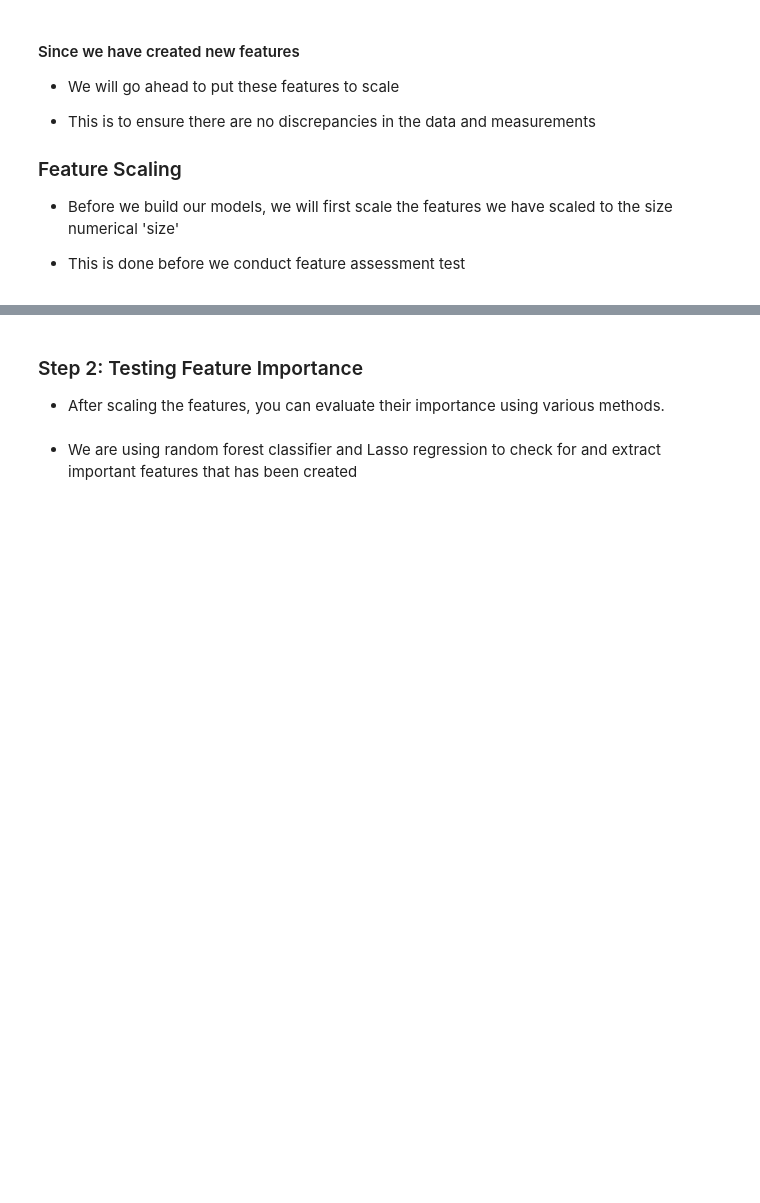
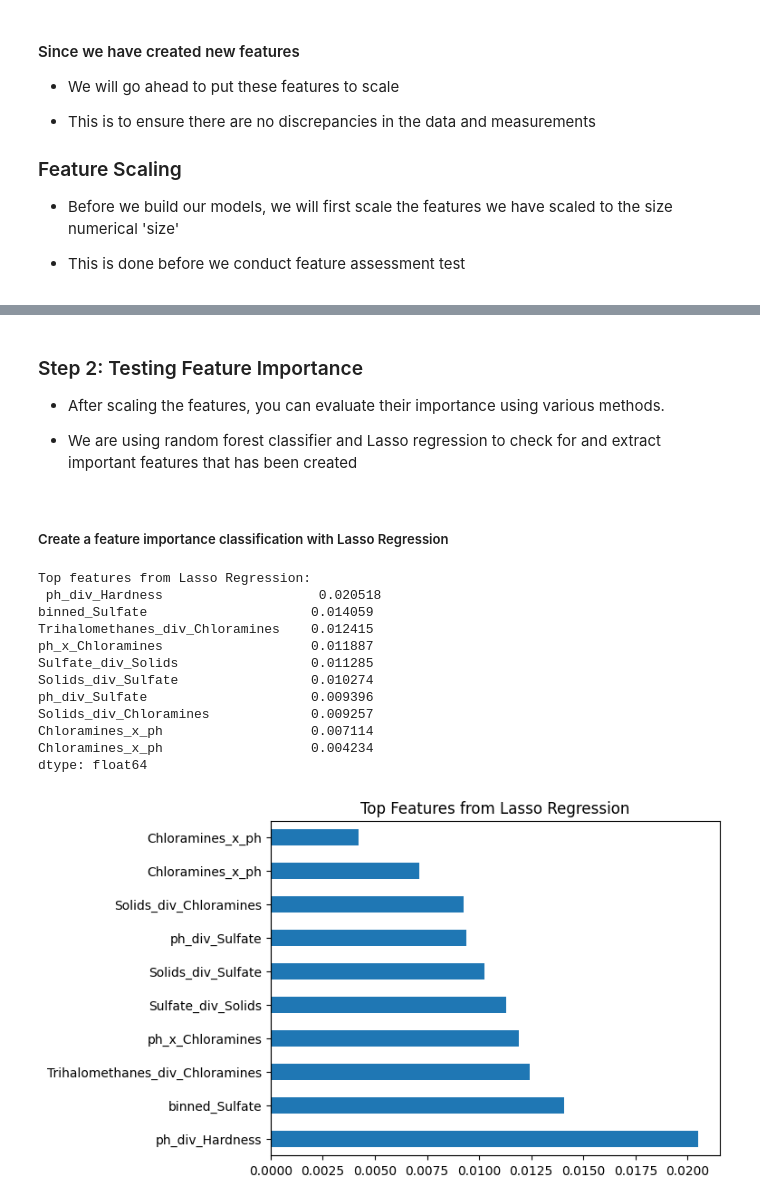
Before and after one commit to GeoSomtochukwu/WaterPotability, a Jupyter notebook: WP.ipynb, the cells around one changed output, grey strips where cells are left out. Cells and saved outputs as stored; diff of their text form; code cells hidden in the pictures; blank space fills up the shorter version.

Commit message:
major code change: featureScaling, featureImportance, featureImportanceSelection

```diff
--- a/WP.ipynb
+++ b/WP.ipynb
@@ -207,6 +192,3 @@ print(WaterData.columns.duplicated().sum())  # Should return 0
-# %%
-#Correct for duplicates
-WaterData = WaterData.loc[:, ~WaterData.columns.duplicated()]
 # %%
 
 # Convert the dictionary to a DataFrame# Only include non-target columns for interaction terms
@@ -460,11 +438,0 @@ X_test_scaled = scaler.transform(X_test)  # Transform the test data
-# %%
-# Initialize and fit the Lasso regression model
-lasso = Lasso(alpha=0.1)  # Adjust alpha as needed
-lasso.fit(X_train_scaled, y_train)
-
-# Get the coefficients
-lasso_coefficients = lasso.coef_
-
-# Get the feature names and corresponding coefficients
-lasso_coefficients = pd.Series(lasso.coef_, index=X.columns)
-print(lasso_coefficients)
@@ -608,16 +438,0 @@ Select a feature group from ['interaction', 'ratio', 'polynomial', 'log', 'binni
-# %%
-#import StandardScaler for feature scaling computations
-
-from sklearn.preprocessing import StandardScaler
-
-# Prepare the data
-X = WaterData.drop(columns=['Potability'])  # Drop the target variable
-y = WaterData['Potability']
-
-# Split the data into training and test sets
-X_train, X_test, y_train, y_test = train_test_split(X, y, test_size=0.2, random_state=42)
-
-# Create and fit the StandardScaler
-scaler = StandardScaler()
-X_train_scaled = scaler.fit_transform(X_train)  # Fit to training data only
-X_test_scaled = scaler.transform(X_test)  # Transform the test data
@@ -639,5 +454,35 @@ scaled_features = scaler.fit_transform(WaterData[columns])
 ### Step 2: Testing Feature Importance
 
 * After scaling the features, you can evaluate their importance using various methods.
+
+* We are using random forest classifier and Lasso regression to check for and extract important features that has been created
-# %% [markdown]
-* We are using random forest classifier and Lasso regression to check for and extract important features that has been created
+# %% [markdown]
+##### Create a feature importance classification with Lasso Regression
+# %%
+#Feature Importance Analysis with Lasso
+lasso = Lasso(alpha=0.01)  # Adjust alpha as needed
+lasso.fit(X_train_scaled_df, y_train)
+
+# Get the coefficients (importance scores)
+lasso_importance = pd.Series(lasso.coef_, index=X_train.columns)
+lasso_importance = lasso_importance[lasso_importance != 0]  # Select non-zero coefficients
+
+# Display and plot feature importance from Lasso
+print("Top features from Lasso Regression:\n", lasso_importance.sort_values(ascending=False).head(10))
+lasso_importance.sort_values(ascending=False).head(10).plot(kind='barh')
+plt.title('Top Features from Lasso Regression')
+plt.show()
+# %% [output]
+Top features from Lasso Regression:
+ ph_div_Hardness                    0.020518
+binned_Sulfate                     0.014059
+Trihalomethanes_div_Chloramines    0.012415
+ph_x_Chloramines                   0.011887
+Sulfate_div_Solids                 0.011285
+Solids_div_Sulfate                 0.010274
+ph_div_Sulfate                     0.009396
+Solids_div_Chloramines             0.009257
+Chloramines_x_ph                   0.007114
+Chloramines_x_ph                   0.004234
+dtype: float64
+[figure, added]
```
Also changed, not shown: parts of 29 cells of this notebook.
